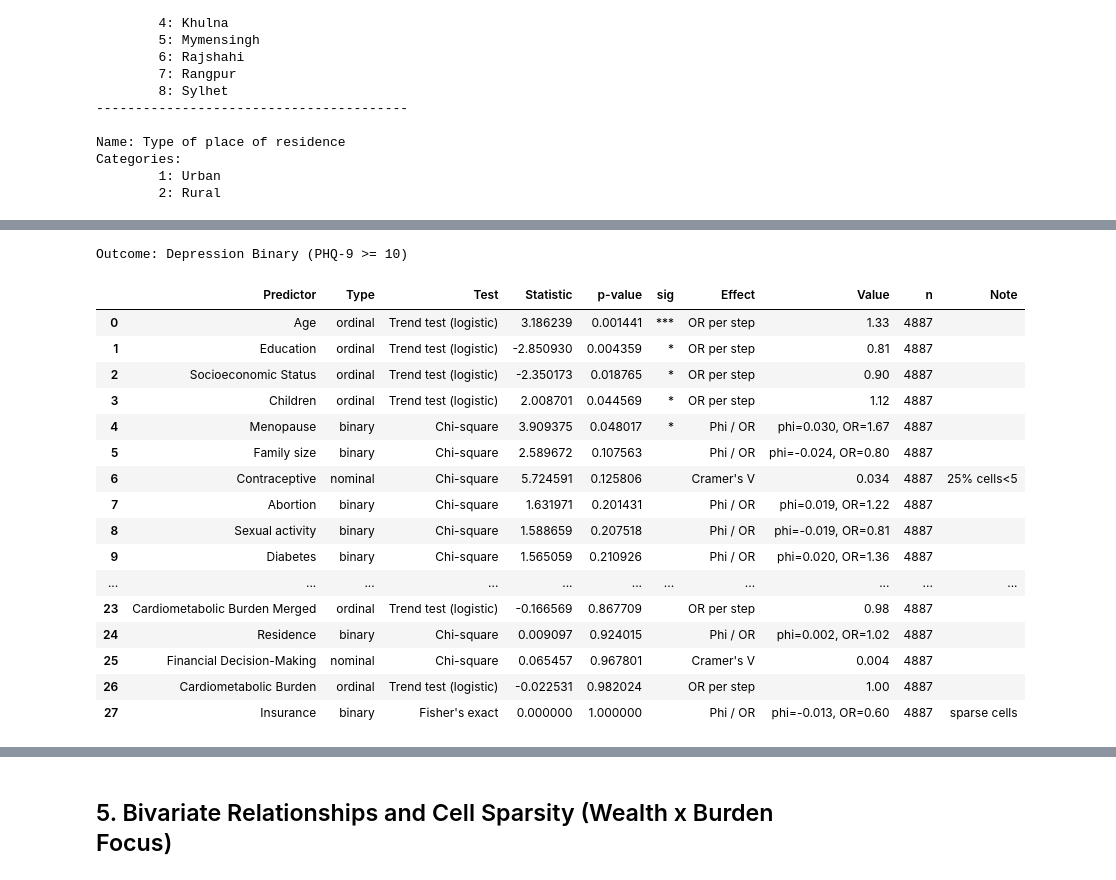
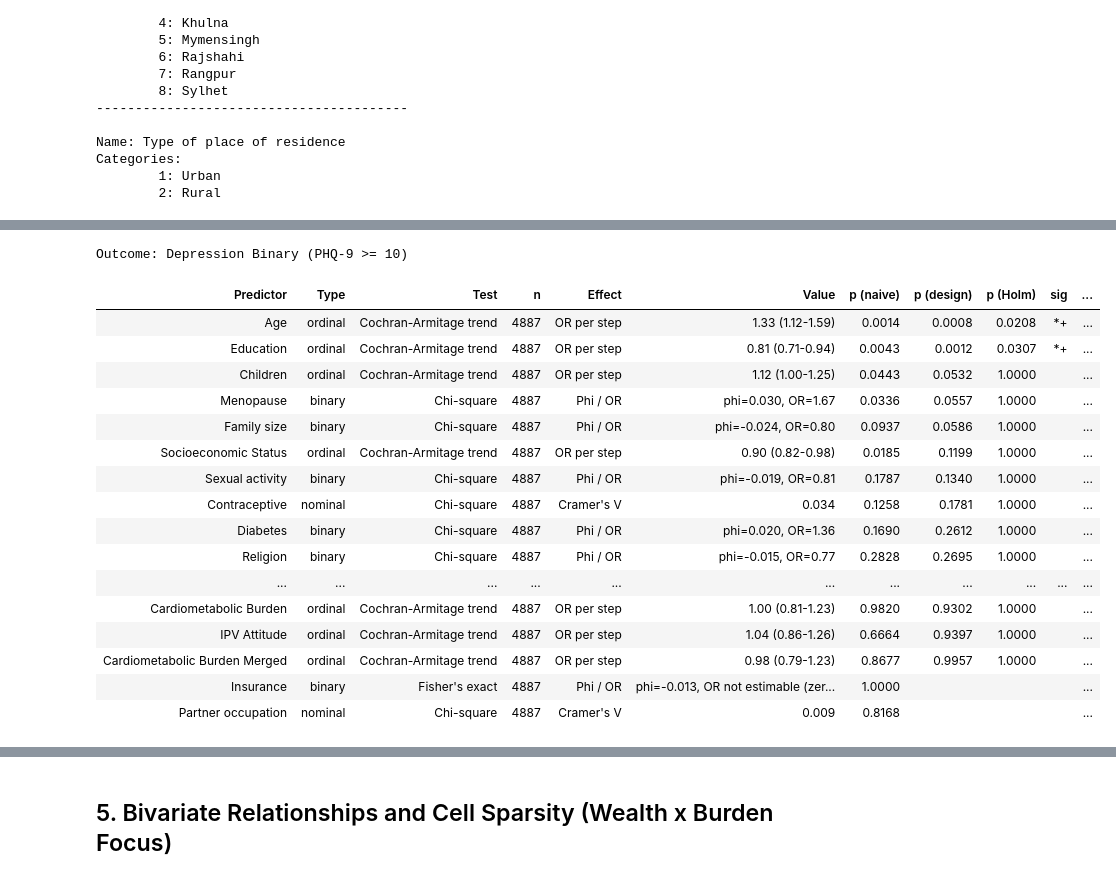
Before and after one commit to MdNadratanNaim/Cardiometabolic-Burden-as-Effect-Modifier, a Jupyter notebook: notebooks/4. Exploratory Data Analysis.ipynb, the cells around one changed output, grey strips where cells are left out. Saved outputs shown, nothing was run; the diff lists cells and outputs as text; code cells hidden in the pictures.

```diff
--- a/notebooks/4. Exploratory Data Analysis.ipynb
+++ b/notebooks/4. Exploratory Data Analysis.ipynb
@@ -324,0 +104,12 @@ plt.show()
+# %%
+# The analytic sample as a stratified, PSU-clustered design (estimators live in tools/survey.py).
+# PSU ids are unique within stratum (checked below), so (Stratum, PSU) identifies a cluster -- the
+# equivalent of svydesign(..., nest = TRUE).
+assert df.groupby("PSU")["Stratum"].nunique().max() == 1, "PSU ids are reused across strata"
+design = SurveyDesign(df["Sampling weight"], df["PSU"], df["Stratum"])
+W = design.w
+print(f"{design.n_psu} PSUs in {design.n_strata} strata -> design df = {design.degf()}")
+
+
+def fmt_p(p):
+    return "" if pd.isna(p) else ("<0.0001" if p < 1e-4 else f"{p:.4f}")
@@ -467,0 +651,19 @@ def run_bivariate(outcome, outcome_type):
+# %%
+table1_vars = [c for c in df.columns if c not in ("CASEID", "Sampling weight", "PSU", "Stratum")]
+rows = []
+for v in table1_vars:
+    labels = value_labels(v)
+    s = df[v].astype(int)
+    for code in (labels or sorted(s.unique())):
+        ind = (s == code).to_numpy()
+        p, se, lo, hi = design.prop(ind)
+        rows.append({"Variable": v, "Category": labels.get(code, code), "n": int(ind.sum()),
+                     "Unweighted %": 100 * ind.mean(), "Weighted %": 100 * p,
+                     "95% CI low": 100 * lo, "95% CI high": 100 * hi,
+                     "Flag": "n<30" if ind.sum() < 30 else ""})
+table1 = pd.DataFrame(rows)
+print(f"{len(table1_vars)} variables, {len(table1)} categories; "
+      f"{(table1['Flag'] != '').sum()} categories have n < 30: "
+      + ", ".join(f"{r.Variable}={r.Category} (n={r.n})" for r in table1[table1['Flag'] != ''].itertuples()))
+print("CI = strata + PSU Taylor linearisation, logit-scale (a plain Wald CI would go below 0 for the rare categories).\n")
+table1.round(1).set_index(["Variable", "Category"])
@@ -467,0 +900,4 @@ def run_bivariate(outcome, outcome_type):
+# %%
+print("Outcome: Depression (PHQ-9 band, ordinal)")
+RESULTS["Depression"] = run_bivariate("Depression", "ordinal")
+show(RESULTS["Depression"])
@@ -467,0 +923,4 @@ def run_bivariate(outcome, outcome_type):
+# %%
+print("Outcome: Anxiety (GAD-7 band, ordinal)")
+RESULTS["Anxiety"] = run_bivariate("Anxiety", "ordinal")
+show(RESULTS["Anxiety"])
@@ -468,24 +946,25 @@ def run_bivariate(outcome, outcome_type):
 # %%
 print("Outcome: Depression Binary (PHQ-9 >= 10)")
-run_bivariate("Depression Binary", "binary")
+RESULTS["Depression Binary"] = run_bivariate("Depression Binary", "binary")
+show(RESULTS["Depression Binary"])
 # %% [output]
 Outcome: Depression Binary (PHQ-9 >= 10)
-|  | Predictor | Type | Test | Statistic | p-value | sig | Effect | Value | n | Note |
-| 0 | Age | ordinal | Trend test (logistic) | 3.186239 | 0.001441 | *** | OR per step | 1.33 | 4887 |  |
-| 1 | Education | ordinal | Trend test (logistic) | -2.850930 | 0.004359 | * | OR per step | 0.81 | 4887 |  |
-| 2 | Socioeconomic Status | ordinal | Trend test (logistic) | -2.350173 | 0.018765 | * | OR per step | 0.90 | 4887 |  |
-| 3 | Children | ordinal | Trend test (logistic) | 2.008701 | 0.044569 | * | OR per step | 1.12 | 4887 |  |
-| 4 | Menopause | binary | Chi-square | 3.909375 | 0.048017 | * | Phi / OR | phi=0.030, OR=1.67 | 4887 |  |
-| 5 | Family size | binary | Chi-square | 2.589672 | 0.107563 |  | Phi / OR | phi=-0.024, OR=0.80 | 4887 |  |
-| 6 | Contraceptive | nominal | Chi-square | 5.724591 | 0.125806 |  | Cramer's V | 0.034 | 4887 | 25% cells<5 |
-| 7 | Abortion | binary | Chi-square | 1.631971 | 0.201431 |  | Phi / OR | phi=0.019, OR=1.22 | 4887 |  |
-| 8 | Sexual activity | binary | Chi-square | 1.588659 | 0.207518 |  | Phi / OR | phi=-0.019, OR=0.81 | 4887 |  |
-| 9 | Diabetes | binary | Chi-square | 1.565059 | 0.210926 |  | Phi / OR | phi=0.020, OR=1.36 | 4887 |  |
+| Predictor | Type | Test | n | Effect | Value | p (naive) | p (design) | p (Holm) | sig | ... |
+| Age | ordinal | Cochran-Armitage trend | 4887 | OR per step | 1.33 (1.12-1.59) | 0.0014 | 0.0008 | 0.0208 | *+ | ... |
+| Education | ordinal | Cochran-Armitage trend | 4887 | OR per step | 0.81 (0.71-0.94) | 0.0043 | 0.0012 | 0.0307 | *+ | ... |
+| Children | ordinal | Cochran-Armitage trend | 4887 | OR per step | 1.12 (1.00-1.25) | 0.0443 | 0.0532 | 1.0000 |  | ... |
+| Menopause | binary | Chi-square | 4887 | Phi / OR | phi=0.030, OR=1.67 | 0.0336 | 0.0557 | 1.0000 |  | ... |
+| Family size | binary | Chi-square | 4887 | Phi / OR | phi=-0.024, OR=0.80 | 0.0937 | 0.0586 | 1.0000 |  | ... |
+| Socioeconomic Status | ordinal | Cochran-Armitage trend | 4887 | OR per step | 0.90 (0.82-0.98) | 0.0185 | 0.1199 | 1.0000 |  | ... |
+| Sexual activity | binary | Chi-square | 4887 | Phi / OR | phi=-0.019, OR=0.81 | 0.1787 | 0.1340 | 1.0000 |  | ... |
+| Contraceptive | nominal | Chi-square | 4887 | Cramer's V | 0.034 | 0.1258 | 0.1781 | 1.0000 |  | ... |
+| Diabetes | binary | Chi-square | 4887 | Phi / OR | phi=0.020, OR=1.36 | 0.1690 | 0.2612 | 1.0000 |  | ... |
+| Religion | binary | Chi-square | 4887 | Phi / OR | phi=-0.015, OR=0.77 | 0.2828 | 0.2695 | 1.0000 |  | ... |
 | ... | ... | ... | ... | ... | ... | ... | ... | ... | ... | ... |
-| 23 | Cardiometabolic Burden Merged | ordinal | Trend test (logistic) | -0.166569 | 0.867709 |  | OR per step | 0.98 | 4887 |  |
-| 24 | Residence | binary | Chi-square | 0.009097 | 0.924015 |  | Phi / OR | phi=0.002, OR=1.02 | 4887 |  |
-| 25 | Financial Decision-Making | nominal | Chi-square | 0.065457 | 0.967801 |  | Cramer's V | 0.004 | 4887 |  |
-| 26 | Cardiometabolic Burden | ordinal | Trend test (logistic) | -0.022531 | 0.982024 |  | OR per step | 1.00 | 4887 |  |
-| 27 | Insurance | binary | Fisher's exact | 0.000000 | 1.000000 |  | Phi / OR | phi=-0.013, OR=0.60 | 4887 | sparse cells |
+| Cardiometabolic Burden | ordinal | Cochran-Armitage trend | 4887 | OR per step | 1.00 (0.81-1.23) | 0.9820 | 0.9302 | 1.0000 |  | ... |
+| IPV Attitude | ordinal | Cochran-Armitage trend | 4887 | OR per step | 1.04 (0.86-1.26) | 0.6664 | 0.9397 | 1.0000 |  | ... |
+| Cardiometabolic Burden Merged | ordinal | Cochran-Armitage trend | 4887 | OR per step | 0.98 (0.79-1.23) | 0.8677 | 0.9957 | 1.0000 |  | ... |
+| Insurance | binary | Fisher's exact | 4887 | Phi / OR | phi=-0.013, OR not estimable (zer... | 1.0000 |  |  |  | ... |
+| Partner occupation | nominal | Chi-square | 4887 | Cramer's V | 0.009 | 0.8168 |  |  |  | ... |
 # %%
 print("Outcome: Anxiety Binary (GAD-7 >= 10)")
```
Also changed, not shown: parts of 90 cells of this notebook, 2 other files.
